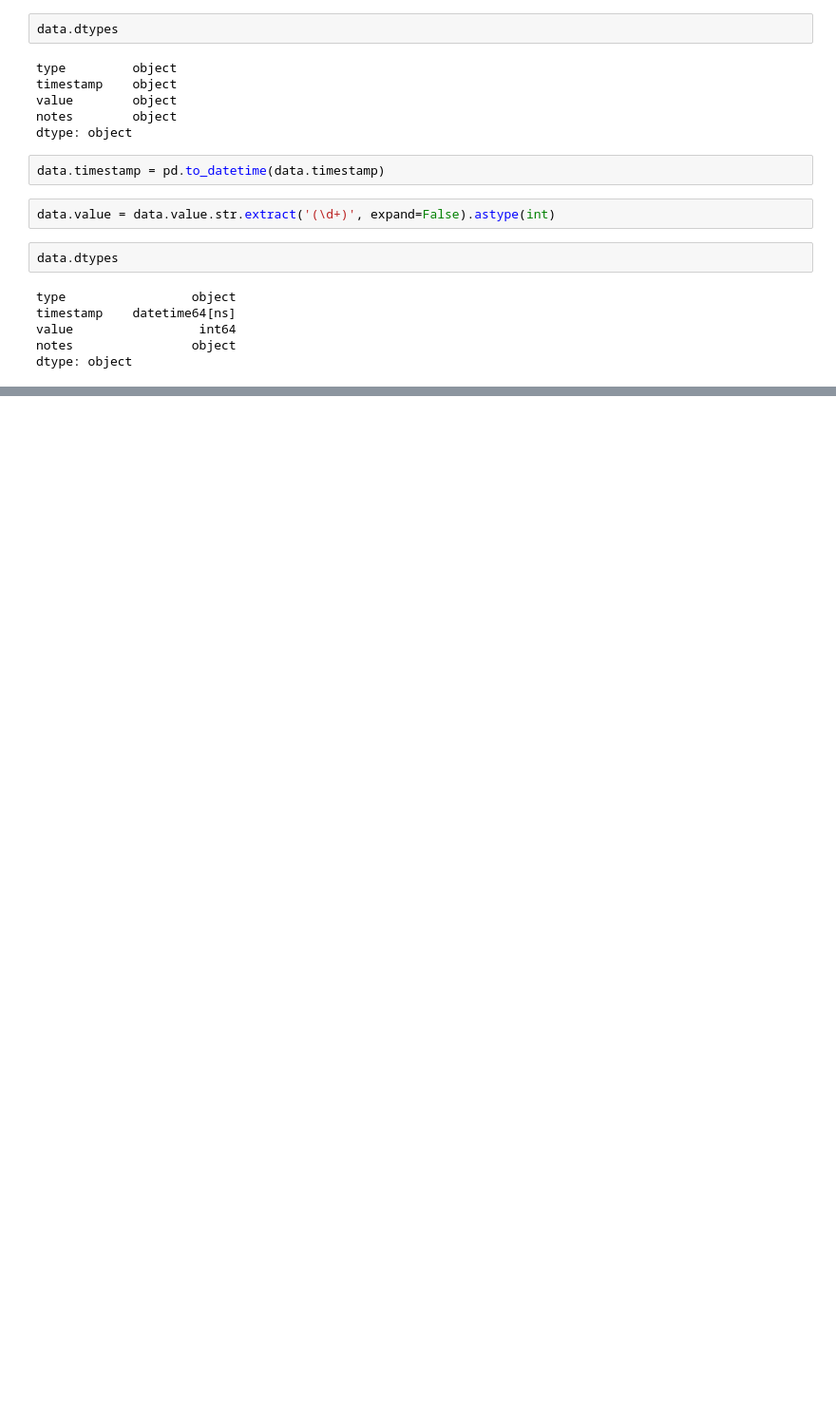
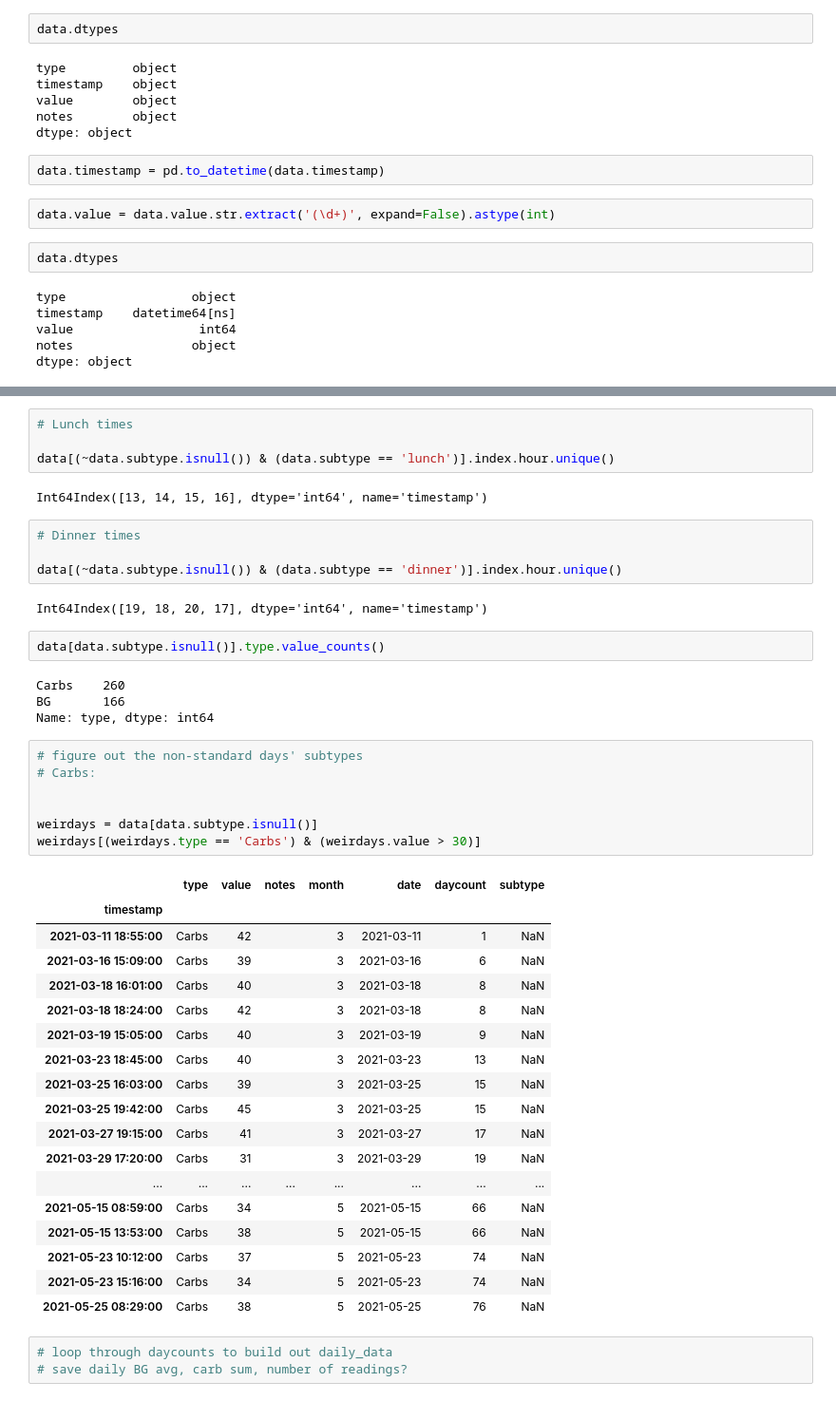
Before and after one commit to JessicaELewis/GDB-Onset-Estimation, a Jupyter notebook: 1_data-wrangling.ipynb, the cells around one changed output, grey strips where cells are left out. Shown: that part at 95% size. Cells and saved outputs as stored; diff of their text form; blank space fills up the shorter version.

```diff
--- a/1_data-wrangling.ipynb
+++ b/1_data-wrangling.ipynb
@@ -107,0 +360,47 @@ len(data.index.unique()), len(data)
+# %%
+# Lunch times
+
+data[(~data.subtype.isnull()) & (data.subtype == 'lunch')].index.hour.unique()
+# %% [output]
+Int64Index([13, 14, 15, 16], dtype='int64', name='timestamp')
+# %%
+# Dinner times
+
+data[(~data.subtype.isnull()) & (data.subtype == 'dinner')].index.hour.unique()
+# %% [output]
+Int64Index([19, 18, 20, 17], dtype='int64', name='timestamp')
+# %%
+data[data.subtype.isnull()].type.value_counts()
+# %% [output]
+Carbs    260
+BG       166
+Name: type, dtype: int64
+# %%
+# figure out the non-standard days' subtypes
+# Carbs:
+
+
+weirdays = data[data.subtype.isnull()]
+weirdays[(weirdays.type == 'Carbs') & (weirdays.value > 30)]
+# %% [output]
+|  | type | value | notes | month | date | daycount | subtype |
+| timestamp |  |  |  |  |  |  |  |
+| 2021-03-11 18:55:00 | Carbs | 42 |  | 3 | 2021-03-11 | 1 | NaN |
+| 2021-03-16 15:09:00 | Carbs | 39 |  | 3 | 2021-03-16 | 6 | NaN |
+| 2021-03-18 16:01:00 | Carbs | 40 |  | 3 | 2021-03-18 | 8 | NaN |
+| 2021-03-18 18:24:00 | Carbs | 42 |  | 3 | 2021-03-18 | 8 | NaN |
+| 2021-03-19 15:05:00 | Carbs | 40 |  | 3 | 2021-03-19 | 9 | NaN |
+| 2021-03-23 18:45:00 | Carbs | 40 |  | 3 | 2021-03-23 | 13 | NaN |
+| 2021-03-25 16:03:00 | Carbs | 39 |  | 3 | 2021-03-25 | 15 | NaN |
+| 2021-03-25 19:42:00 | Carbs | 45 |  | 3 | 2021-03-25 | 15 | NaN |
+| 2021-03-27 19:15:00 | Carbs | 41 |  | 3 | 2021-03-27 | 17 | NaN |
+| 2021-03-29 17:20:00 | Carbs | 31 |  | 3 | 2021-03-29 | 19 | NaN |
+| ... | ... | ... | ... | ... | ... | ... | ... |
+| 2021-05-15 08:59:00 | Carbs | 34 |  | 5 | 2021-05-15 | 66 | NaN |
+| 2021-05-15 13:53:00 | Carbs | 38 |  | 5 | 2021-05-15 | 66 | NaN |
+| 2021-05-23 10:12:00 | Carbs | 37 |  | 5 | 2021-05-23 | 74 | NaN |
+| 2021-05-23 15:16:00 | Carbs | 34 |  | 5 | 2021-05-23 | 74 | NaN |
+| 2021-05-25 08:29:00 | Carbs | 38 |  | 5 | 2021-05-25 | 76 | NaN |
+# %%
+# loop through daycounts to build out daily_data
+# save daily BG avg, carb sum, number of readings?
```
Also changed, not shown: parts of 40 cells of this notebook, 1 other file.
